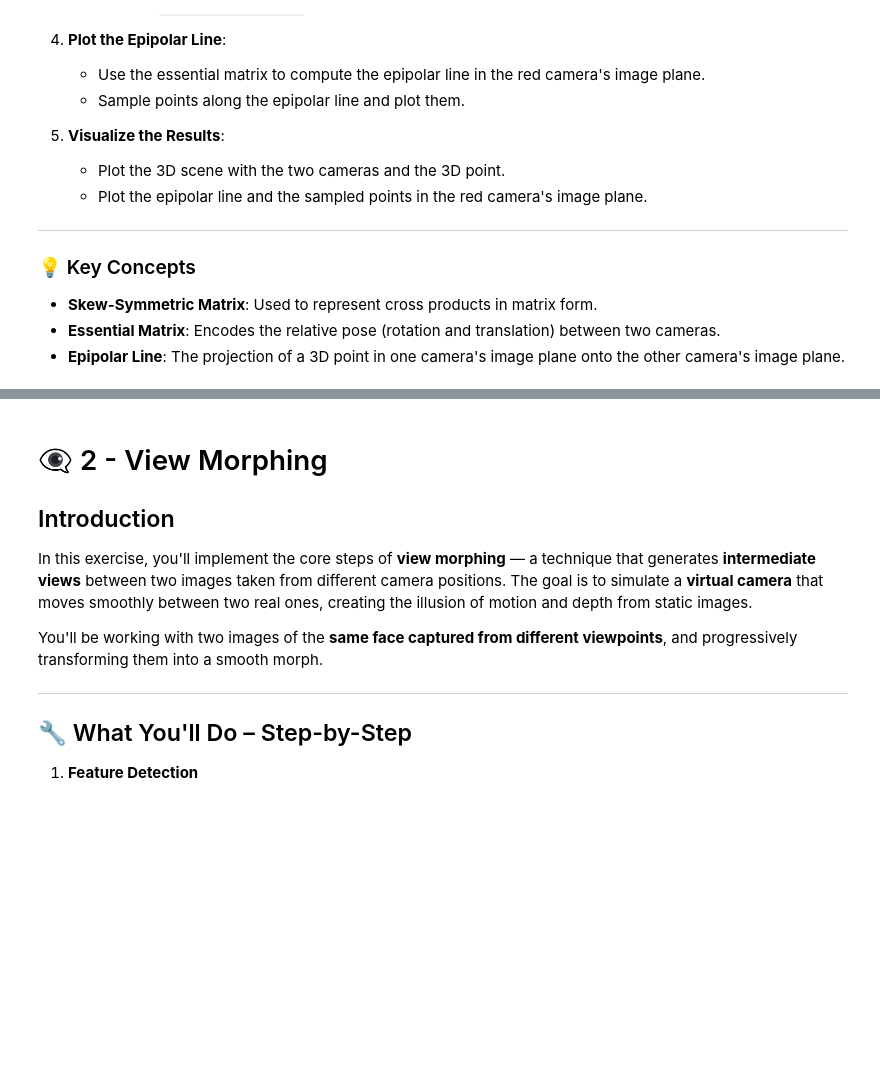
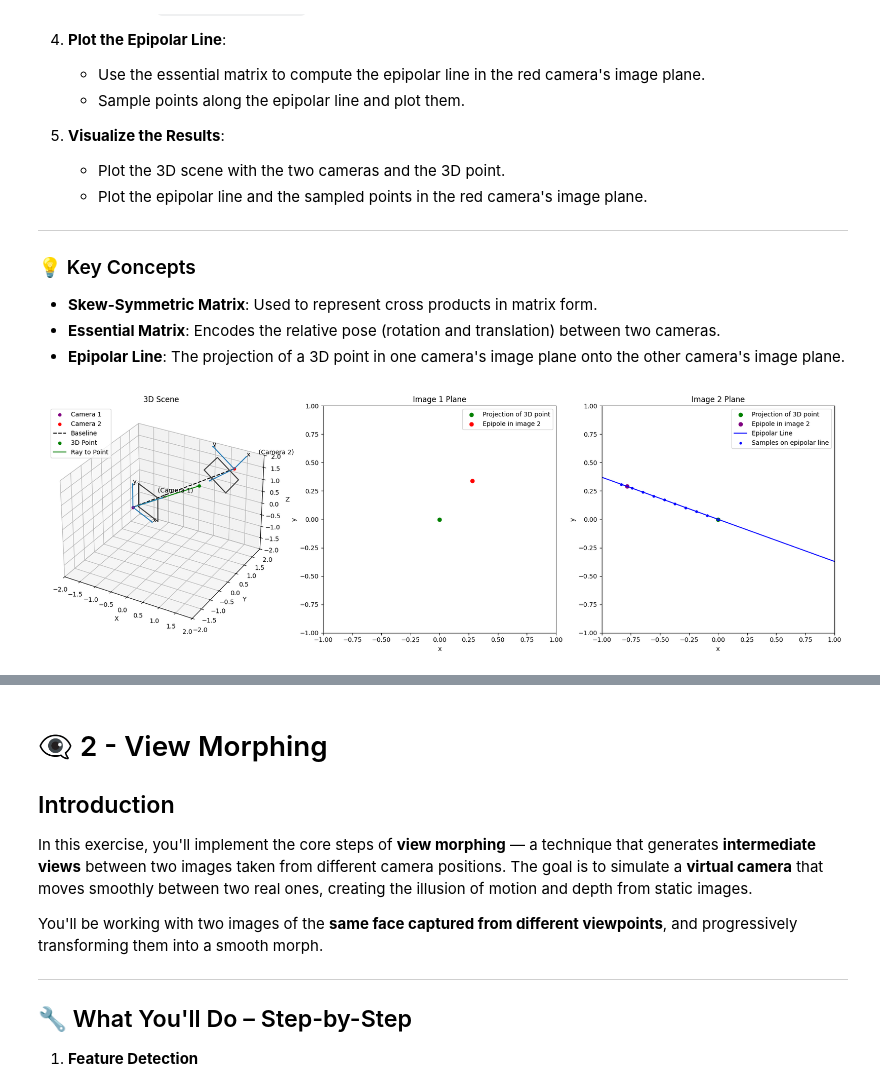
Before and after one commit to blancocd/3DV-SU25, a Jupyter notebook: 3DVision-ex2/notebooks/02_Epipolar_Geometry_and_Veiw_Morphing.ipynb, the cells around one changed output, grey strips where cells are left out. Cells and saved outputs as stored; diff of their text form; code cells hidden in the pictures; blank space fills up the shorter version.

```diff
--- a/3DVision-ex2/notebooks/02_Epipolar_Geometry_and_Veiw_Morphing.ipynb
+++ b/3DVision-ex2/notebooks/02_Epipolar_Geometry_and_Veiw_Morphing.ipynb
@@ -67,16 +67,25 @@ import numpy as np
 import matplotlib.pyplot as plt
 def skew(x):
     """Return the skew-symmetric matrix of a vector."""
-    return # Write your code here
+    x_skew = np.array([[0, -x[2], x[1]],
+                    [x[2], 0, -x[0]],
+                    [-x[1], x[0], 0]])
+    return x_skew
 
 def normalize_point(p):
-    return # Write your code here
+    if len(p.shape) == 1:
+        points_nd_nonhomog = p[:-1]
+        points_nd = points_nd_nonhomog / p[-1, np.newaxis]
+    else:
+        points_nd_nonhomog = p[:,:-1]
+        points_nd = points_nd_nonhomog / p[:, -1, np.newaxis]
+    return points_nd
 
 def camera_center(P):
     """Compute camera center from projection matrix P (null space)."""
-    # Write your code here
-
-    return
+    U, S, Vt = np.linalg.svd(P)
+    cam_cent = Vt[-1] / Vt[-1][-1]
+    return cam_cent
 
 def essential_matrix(P1, P2):
     """
@@ -89,13 +98,35 @@ def essential_matrix(P1, P2):
     Hint: R is the rotation matrix of the second camera with respect to the first camera,
     and t is the translation vector of the second camera with respect to the first camera.
     """
-    # Write your code here
-    return
+    w_to_cam1, w_to_cam2 = np.eye(4), np.eye(4)
+    w_to_cam1[:-1], w_to_cam2[:-1] = P1, P2
+    cam2_to_cam1 = (w_to_cam1 @ np.linalg.inv(w_to_cam2))
+    t = cam2_to_cam1[:3, 3]
+    R = cam2_to_cam1[:3, :3]
+    t_skew = skew(t)
+
+    E = t_skew @ R
+    return E.T
 
 def lookat(eye, target, up):
     """Compute the view matrix for a camera."""
     # Write your code here
-    return
+    z_cam = target-eye
+    z_cam /= np.linalg.norm(z_cam)
+    x_cam = np.cross(up, z_cam)
+    x_cam /= np.linalg.norm(x_cam)
+    y_cam = np.cross(z_cam, x_cam)
+    y_cam /= np.linalg.norm(y_cam)
+
+    R_cam_to_world = np.column_stack((y_cam, x_cam, z_cam))
+    t_cam_to_world = eye
+
+    T_cam_to_world = np.eye(4)
+    T_cam_to_world[:3, :3] = R_cam_to_world
+    T_cam_to_world[:3, 3] = t_cam_to_world
+
+    T_world_to_cam = np.linalg.inv(T_cam_to_world)
+    return T_world_to_cam[:-1]
 
 # Set up the scene parameters
 dx, dy, dz = np.eye(3) # World axes
@@ -109,11 +140,11 @@ t2 = np.array([1, 2.2, 0.97])   # Camera 2 translation
 FOCAL_LENGTH = 0.5
 
 
-P1 = lookat(t1, normalize_point(X), up=np.array([0, 0, 1]))
-P2 = lookat(t2, normalize_point(X), up=np.array([0, 0, 1]))
+P1 = lookat(t1, normalize_point(X), up=np.array([1, 0, 0]))
+P2 = lookat(t2, normalize_point(X), up=np.array([0, 1, 0]))
 
-camera_frame_1 = ReferenceFrame(origin=t1, dx=P1[0, :3] / np.linalg.norm(P1[0, :3]), dy=P1[1, :3] / np.linalg.norm(P1[1, :3]), dz=P1[2, :3] / np.linalg.norm(P1[2, :3]), name="Camera")
-camera_frame_2 = ReferenceFrame(origin=t2, dx=P2[0, :3] / np.linalg.norm(P2[0, :3]), dy=P2[1, :3] / np.linalg.norm(P2[1, :3]), dz=P2[2, :3] / np.linalg.norm(P2[2, :3]), name="Camera")
+camera_frame_1 = ReferenceFrame(origin=t1, dx=P1[0, :3] / np.linalg.norm(P1[0, :3]), dy=P1[1, :3] / np.linalg.norm(P1[1, :3]), dz=P1[2, :3] / np.linalg.norm(P1[2, :3]), name="Camera 1")
+camera_frame_2 = ReferenceFrame(origin=t2, dx=P2[0, :3] / np.linalg.norm(P2[0, :3]), dy=P2[1, :3] / np.linalg.norm(P2[1, :3]), dz=P2[2, :3] / np.linalg.norm(P2[2, :3]), name="Camera 2")
 
 
 Z1 = PrincipalAxis(camera_center=camera_frame_1.origin, camera_dz=camera_frame_1.dz, f=FOCAL_LENGTH)
@@ -187,33 +218,35 @@ ax.set_xlim(-2, 2)
 ax.set_ylim(-2, 2)
 ax.set_zlim(-2, 2)
 ax.legend()
 
 # Image 2 epipolar line
 ax2 = fig.add_subplot(132)
 ax2.set_title("Image 1 Plane")
 ax2.scatter(*x1, color='green', label='Projection of 3D point')
 ax2.scatter(*e1, color='red', label='Epipole in image 2')
 ax2.set_xlim(-IMAGE_WIDTH, +IMAGE_WIDTH)
 ax2.set_ylim(-IMAGE_HEIGTH, +IMAGE_HEIGTH)
 ax2.set_xlabel("x")
 ax2.set_ylabel("y")
 ax2.legend()
 
 
 # Image 2 epipolar line
 ax3 = fig.add_subplot(133)
 ax3.set_title("Image 2 Plane")
 ax3.scatter(*x2, color='green', label='Projection of 3D point')
 ax3.scatter(*e2, color='purple', label='Epipole in image 2')
 ax3.plot(line_x_vals, line_y_vals, 'b-', label='Epipolar Line')
 ax3.scatter(x_vals, y_vals, color='blue', s=10, label='Samples on epipolar line')
 ax3.set_xlim(-IMAGE_WIDTH, +IMAGE_WIDTH)
 ax3.set_ylim(-IMAGE_HEIGTH, +IMAGE_HEIGTH)
 ax3.set_xlabel("x")
 ax3.set_ylabel("y")
 ax3.legend()
 plt.tight_layout()
 plt.show()
+# %% [output]
+[figure, added]
 # %% [markdown]
 #### **Expected Result**:<br>
 ![Correspondences](../data/epipolar_line_plot.png)
```
Also changed, not shown: parts of 8 cells of this notebook.
